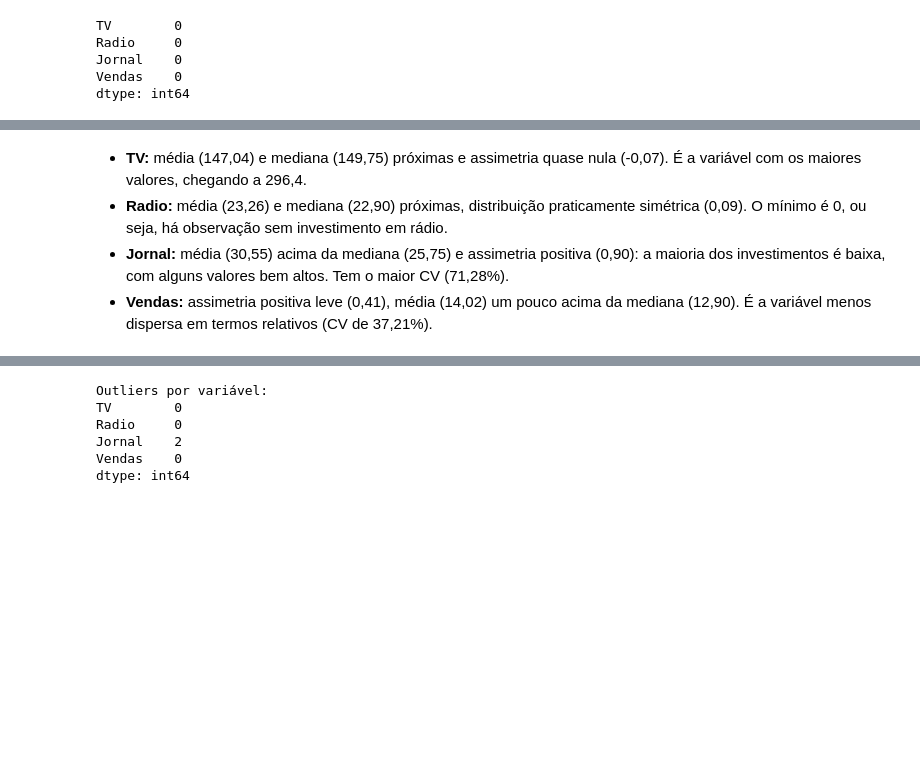
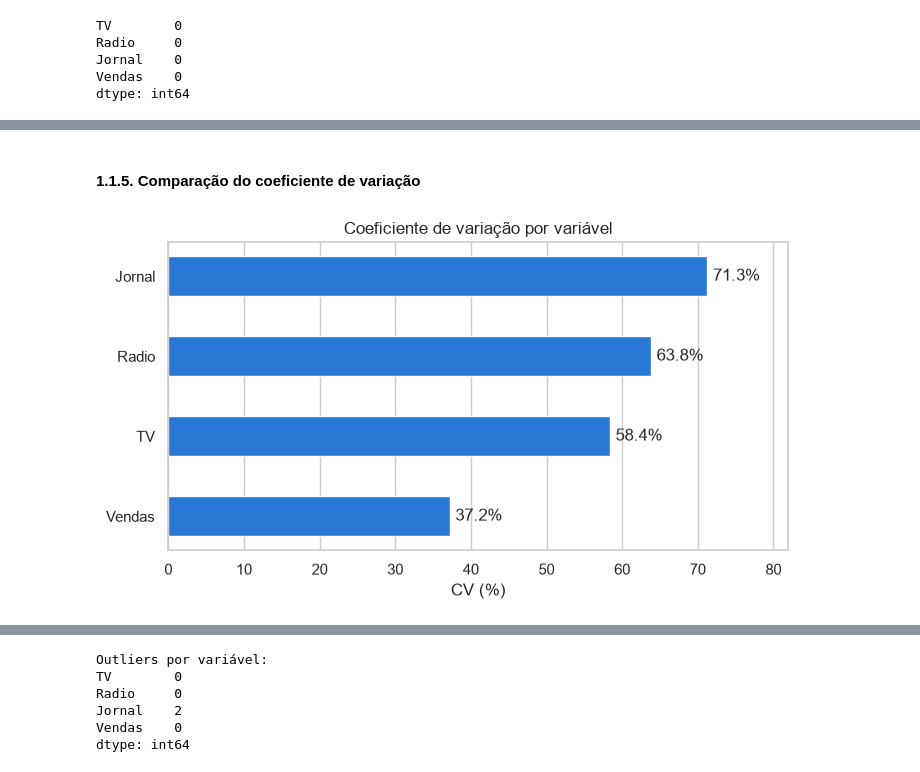
Before and after one commit to joaopdroslv/modelos-de-regressao-pucminas, a Jupyter notebook: Atividades/Lista_1/notebooks/Lista_1 - Análises.ipynb, the cells around one changed output, grey strips where cells are left out. Cells and saved outputs as stored; diff of their text form; code cells hidden in the pictures; blank space fills up the shorter version.

```diff
--- a/Atividades/Lista_1/notebooks/Lista_1 - Análises.ipynb
+++ b/Atividades/Lista_1/notebooks/Lista_1 - Análises.ipynb
@@ -72,6 +92,16 @@ resumo.round(2)
-# %% [markdown]
-- **TV:** média (147,04) e mediana (149,75) próximas e assimetria quase nula (-0,07). É a variável com os maiores valores, chegando a 296,4.
-- **Radio:** média (23,26) e mediana (22,90) próximas, distribuição praticamente simétrica (0,09). O mínimo é 0, ou seja, há observação sem investimento em rádio.
-- **Jornal:** média (30,55) acima da mediana (25,75) e assimetria positiva (0,90): a maioria dos investimentos é baixa, com alguns valores bem altos. Tem o maior CV (71,28%).
-- **Vendas:** assimetria positiva leve (0,41), média (14,02) um pouco acima da mediana (12,90). É a variável menos dispersa em termos relativos (CV de 37,21%).
+# %% [markdown]
+#### 1.1.5. Comparação do coeficiente de variação
+# %%
+cv = resumo['CV (%)'].sort_values()
+
+plt.figure(figsize=(8, 4))
+barras = plt.barh(cv.index, cv.values, color='#2a78d6', height=0.5)
+plt.bar_label(barras, fmt='%.1f%%', padding=4)
+plt.title('Coeficiente de variação por variável')
+plt.xlabel('CV (%)')
+plt.xlim(0, cv.max() * 1.15)
+plt.grid(axis='y', visible=False)
+plt.show()
+# %% [output]
+[figure, added]
 # %% [markdown]
```
Also changed, not shown: parts of 17 cells of this notebook.
